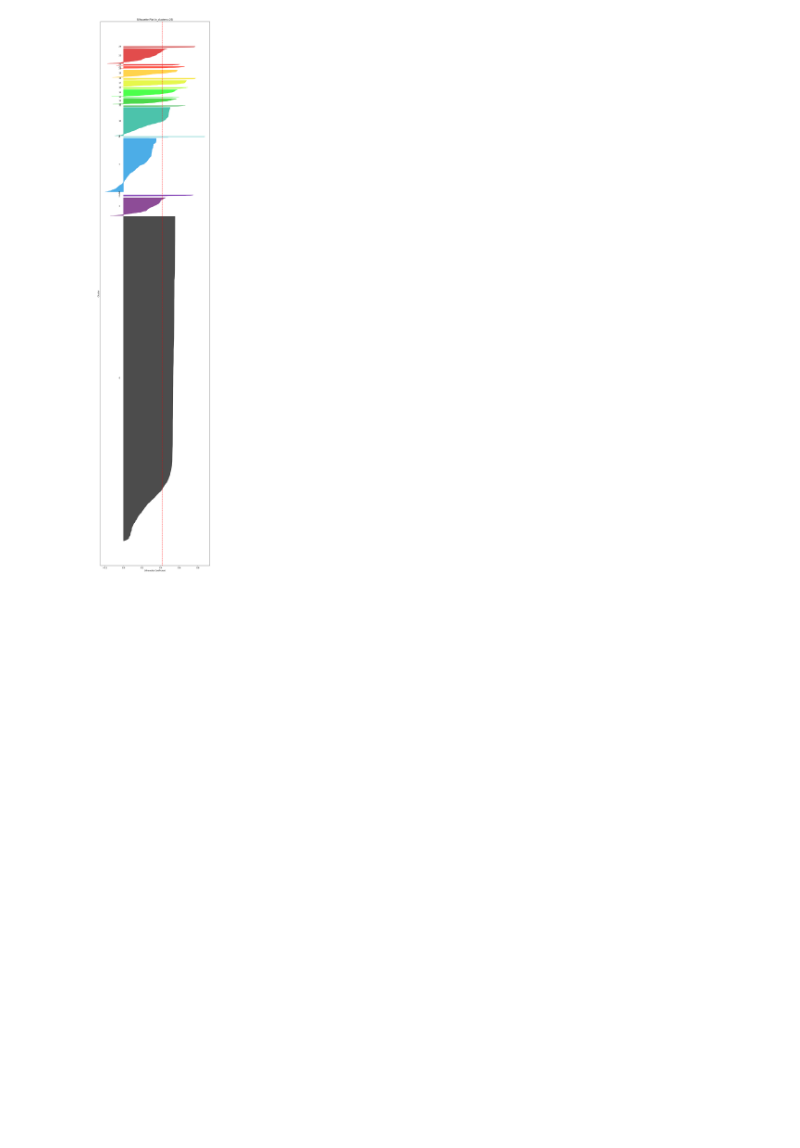
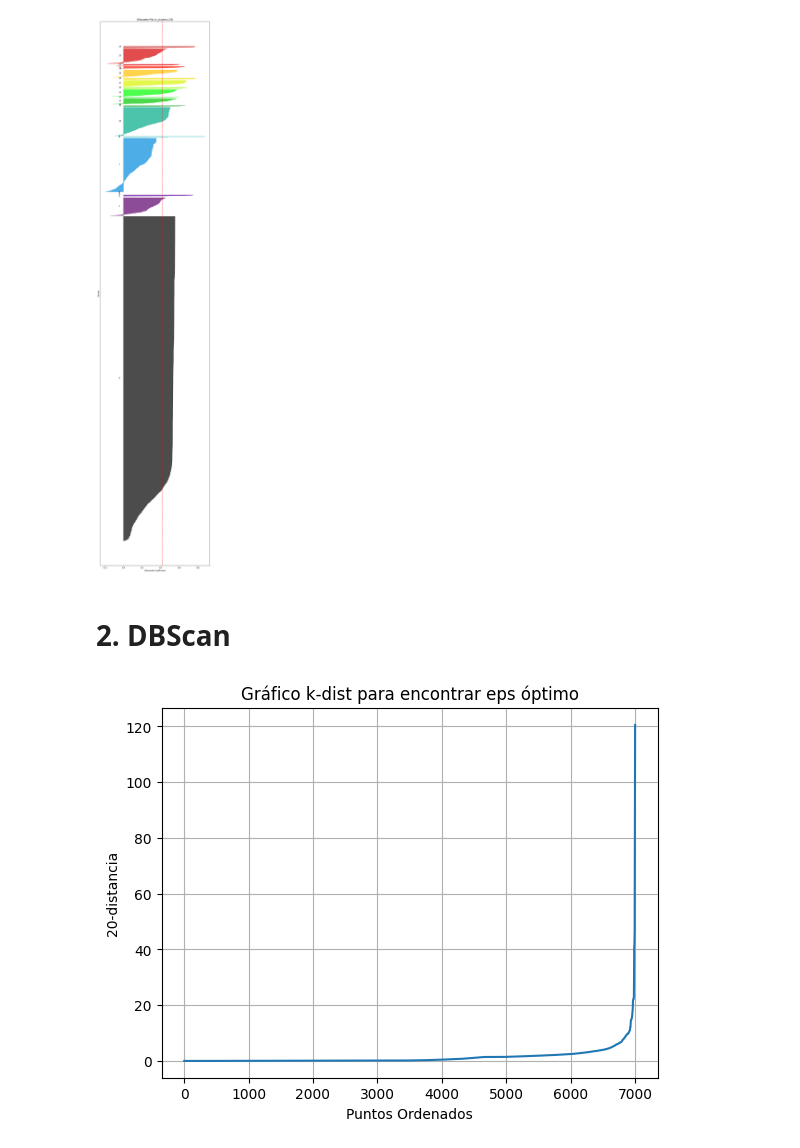
Before and after one commit to juanDango/ProyectoCienciaDatos, a Jupyter notebook: pipeline_data_preparation.ipynb, the cells around one changed output. Cells and saved outputs as stored; diff of their text form; code cells hidden in the pictures; blank space fills up the shorter version.

Commit message:
dbscan inclusion

```diff
--- a/pipeline_data_preparation.ipynb
+++ b/pipeline_data_preparation.ipynb
@@ -513,3 +513,5 @@ k_means = results['model']
 groups = k_means.predict(processed)
 # %%
 clean_df['K-Means cluster'] = groups
+# %% [markdown]
+# 2. DBScan
@@ -515,0 +522,19 @@ clean_df['K-Means cluster'] = groups
+# %%
+def find_optimal_eps(data, k=5):
+    """
+    Genera el gráfico k-dist para encontrar el valor óptimo de eps.
+    """
+    neigh = NearestNeighbors(n_neighbors=k)
+    neigh.fit(data)
+    distances, _ = neigh.kneighbors(data)
+    distances = np.sort(distances[:, k - 1])  # Distancia al k-ésimo vecino
+    plt.plot(distances)
+    plt.xlabel('Puntos Ordenados')
+    plt.ylabel(f'{k}-distancia')
+    plt.title('Gráfico k-dist para encontrar eps óptimo')
+    plt.grid(True)
+    plt.show()
+
+find_optimal_eps(train_data, k=20)
+# %% [output]
+[figure, added]
```
Also changed, not shown: parts of 5 cells of this notebook.
